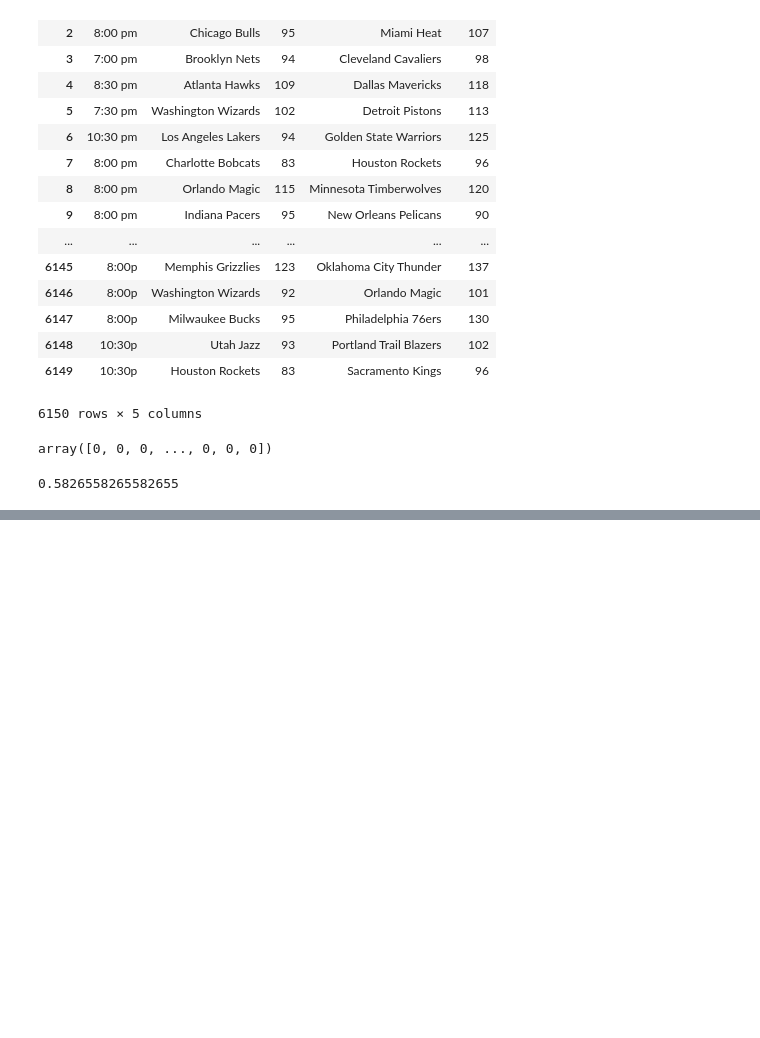
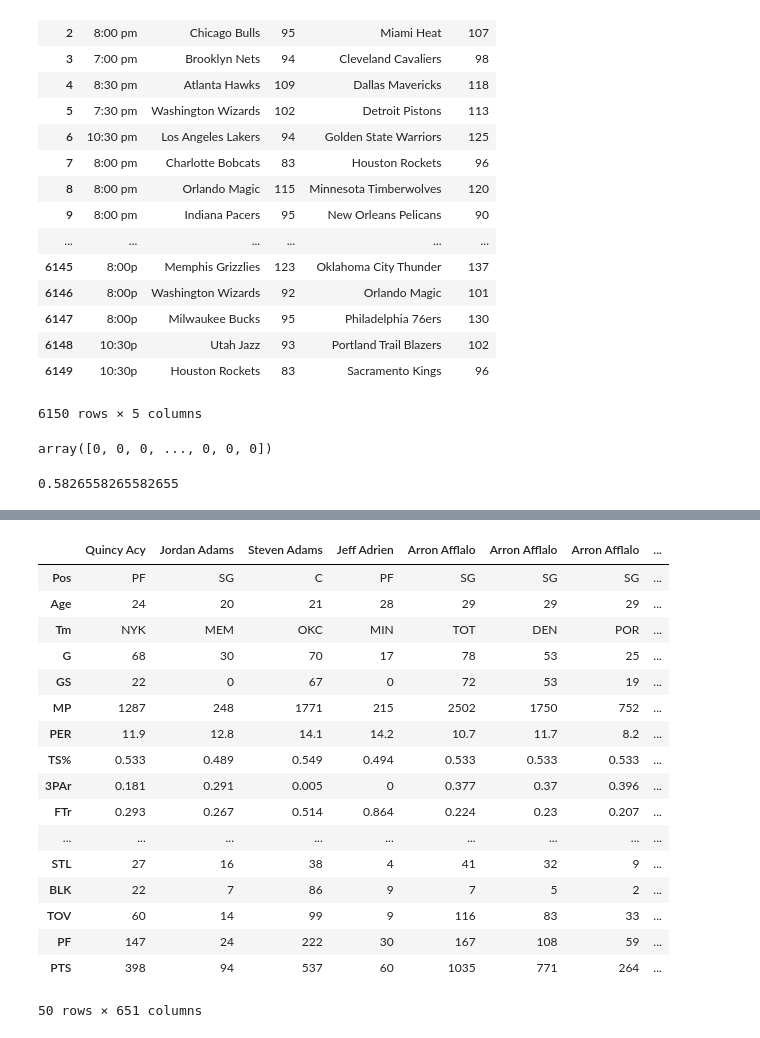
Before and after one commit to cis-519-team/project, a Jupyter notebook: Untitled.ipynb, the cells around one changed output, grey strips where cells are left out. Cells and saved outputs as stored; diff of their text form; code cells hidden in the pictures; blank space fills up the shorter version.

```diff
--- a/Untitled.ipynb
+++ b/Untitled.ipynb
@@ -105,0 +188,21 @@ jimmy
+# %%
+player2015_df
+# %% [output]
+|  | Quincy Acy | Jordan Adams | Steven Adams | Jeff Adrien | Arron Afflalo | Arron Afflalo | Arron Afflalo | ... |
+| Pos | PF | SG | C | PF | SG | SG | SG | ... |
+| Age | 24 | 20 | 21 | 28 | 29 | 29 | 29 | ... |
+| Tm | NYK | MEM | OKC | MIN | TOT | DEN | POR | ... |
+| G | 68 | 30 | 70 | 17 | 78 | 53 | 25 | ... |
+| GS | 22 | 0 | 67 | 0 | 72 | 53 | 19 | ... |
+| MP | 1287 | 248 | 1771 | 215 | 2502 | 1750 | 752 | ... |
+| PER | 11.9 | 12.8 | 14.1 | 14.2 | 10.7 | 11.7 | 8.2 | ... |
+| TS% | 0.533 | 0.489 | 0.549 | 0.494 | 0.533 | 0.533 | 0.533 | ... |
+| 3PAr | 0.181 | 0.291 | 0.005 | 0 | 0.377 | 0.37 | 0.396 | ... |
+| FTr | 0.293 | 0.267 | 0.514 | 0.864 | 0.224 | 0.23 | 0.207 | ... |
+| ... | ... | ... | ... | ... | ... | ... | ... | ... |
+| STL | 27 | 16 | 38 | 4 | 41 | 32 | 9 | ... |
+| BLK | 22 | 7 | 86 | 9 | 7 | 5 | 2 | ... |
+| TOV | 60 | 14 | 99 | 9 | 116 | 83 | 33 | ... |
+| PF | 147 | 24 | 222 | 30 | 167 | 108 | 59 | ... |
+| PTS | 398 | 94 | 537 | 60 | 1035 | 771 | 264 | ... |
+50 rows × 651 columns
```
Also changed, not shown: parts of 7 cells of this notebook.
